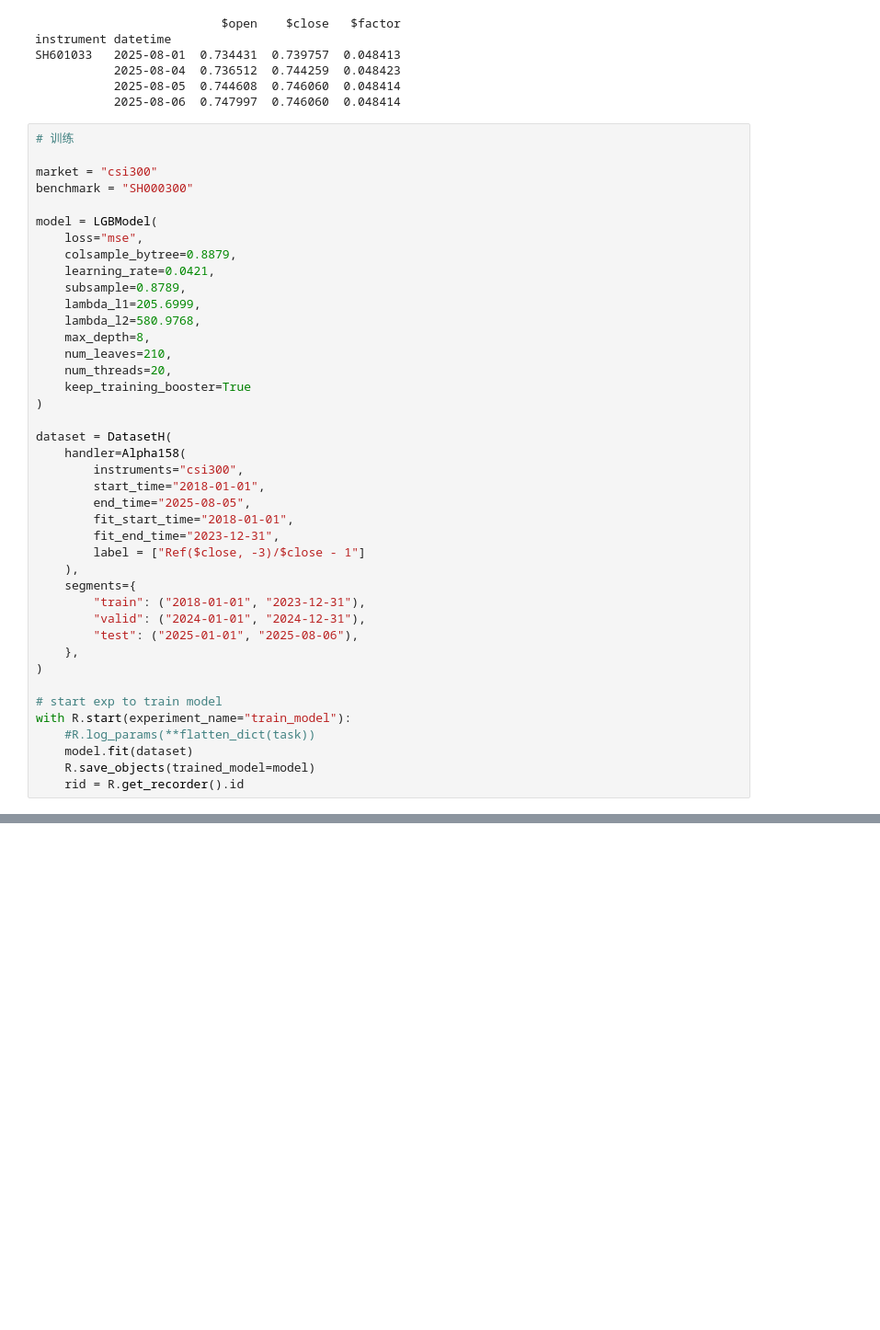
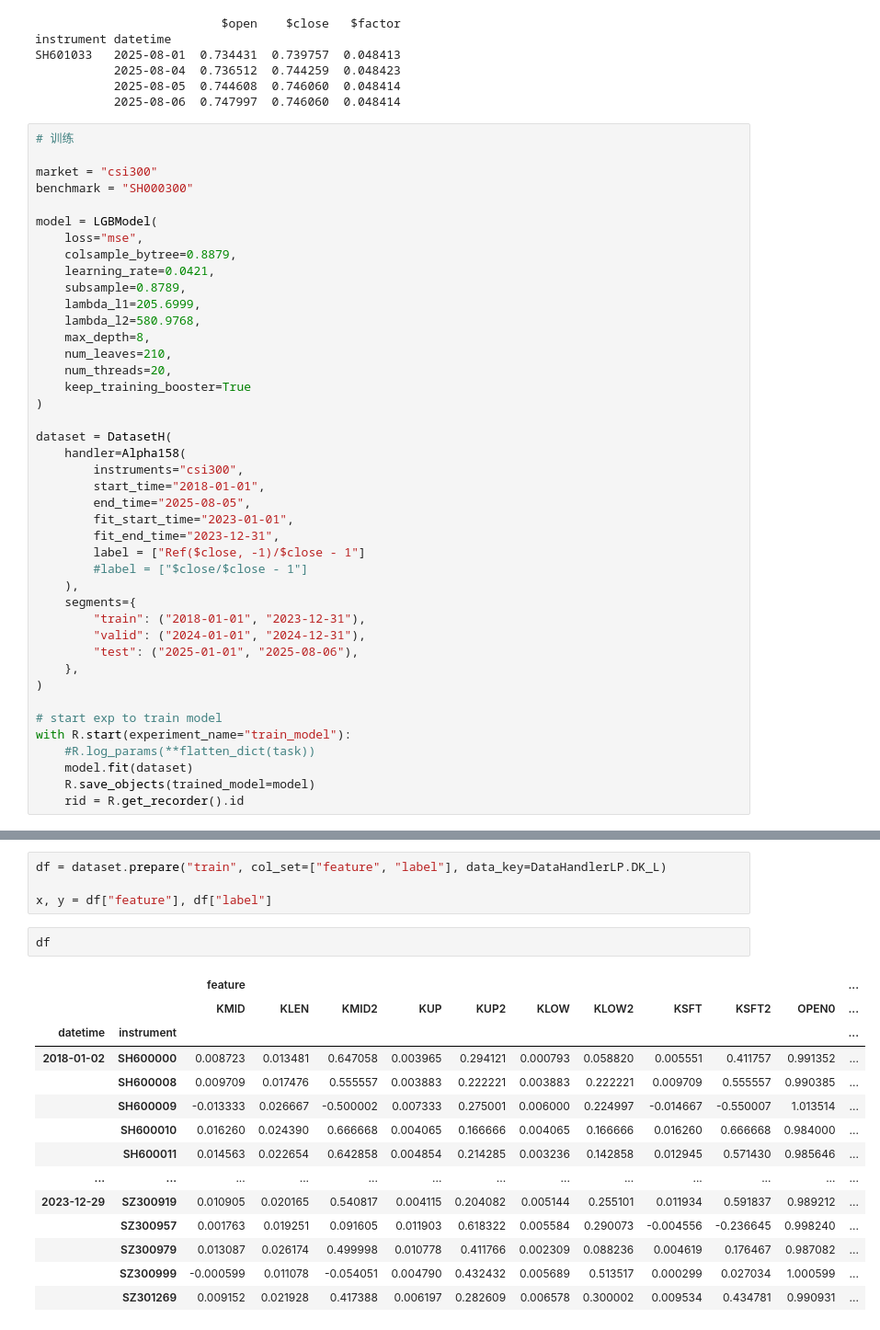
Before and after one commit to Homes1ck/sQlib, a Jupyter notebook: qlib_workflow.ipynb, the cells around one changed output, grey strips where cells are left out. Shown at 92% size. Drawn from its saved outputs; the diff is of its cells as text; blank space fills up the shorter version.

```diff
--- a/qlib_workflow.ipynb
+++ b/qlib_workflow.ipynb
@@ -57,9 +57,10 @@ dataset = DatasetH(
         instruments="csi300",
         start_time="2018-01-01",
         end_time="2025-08-05",
-        fit_start_time="2018-01-01",
+        fit_start_time="2023-01-01",
         fit_end_time="2023-12-31",
-        label = ["Ref($close, -3)/$close - 1"]
+        label = ["Ref($close, -1)/$close - 1"]
+        #label = ["$close/$close - 1"]
     ),
     segments={
 	    "train": ("2018-01-01", "2023-12-31"),
@@ -104,0 +100,21 @@ Early stopping, best iteration is:
+# %%
+df = dataset.prepare("train", col_set=["feature", "label"], data_key=DataHandlerLP.DK_L)
+
+x, y = df["feature"], df["label"]
+# %%
+df
+# %% [output]
+|  |  | feature |  |  |  |  |  |  |  |  |  | ... |
+|  |  | KMID | KLEN | KMID2 | KUP | KUP2 | KLOW | KLOW2 | KSFT | KSFT2 | OPEN0 | ... |
+| datetime | instrument |  |  |  |  |  |  |  |  |  |  | ... |
+| 2018-01-02 | SH600000 | 0.008723 | 0.013481 | 0.647058 | 0.003965 | 0.294121 | 0.000793 | 0.058820 | 0.005551 | 0.411757 | 0.991352 | ... |
+|  | SH600008 | 0.009709 | 0.017476 | 0.555557 | 0.003883 | 0.222221 | 0.003883 | 0.222221 | 0.009709 | 0.555557 | 0.990385 | ... |
+|  | SH600009 | -0.013333 | 0.026667 | -0.500002 | 0.007333 | 0.275001 | 0.006000 | 0.224997 | -0.014667 | -0.550007 | 1.013514 | ... |
+|  | SH600010 | 0.016260 | 0.024390 | 0.666668 | 0.004065 | 0.166666 | 0.004065 | 0.166666 | 0.016260 | 0.666668 | 0.984000 | ... |
+|  | SH600011 | 0.014563 | 0.022654 | 0.642858 | 0.004854 | 0.214285 | 0.003236 | 0.142858 | 0.012945 | 0.571430 | 0.985646 | ... |
+| ... | ... | ... | ... | ... | ... | ... | ... | ... | ... | ... | ... | ... |
+| 2023-12-29 | SZ300919 | 0.010905 | 0.020165 | 0.540817 | 0.004115 | 0.204082 | 0.005144 | 0.255101 | 0.011934 | 0.591837 | 0.989212 | ... |
+|  | SZ300957 | 0.001763 | 0.019251 | 0.091605 | 0.011903 | 0.618322 | 0.005584 | 0.290073 | -0.004556 | -0.236645 | 0.998240 | ... |
+|  | SZ300979 | 0.013087 | 0.026174 | 0.499998 | 0.010778 | 0.411766 | 0.002309 | 0.088236 | 0.004619 | 0.176467 | 0.987082 | ... |
+|  | SZ300999 | -0.000599 | 0.011078 | -0.054051 | 0.004790 | 0.432432 | 0.005689 | 0.513517 | 0.000299 | 0.027034 | 1.000599 | ... |
+|  | SZ301269 | 0.009152 | 0.021928 | 0.417388 | 0.006197 | 0.282609 | 0.006578 | 0.300002 | 0.009534 | 0.434781 | 0.990931 | ... |
```
Also changed, not shown: parts of 2 cells of this notebook, 5 other files.
